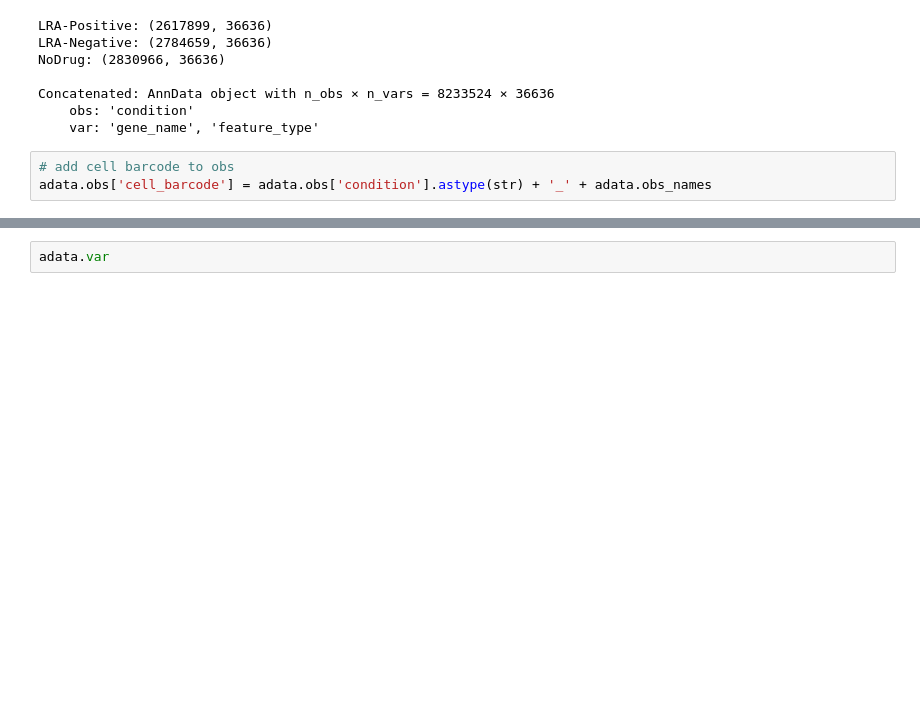
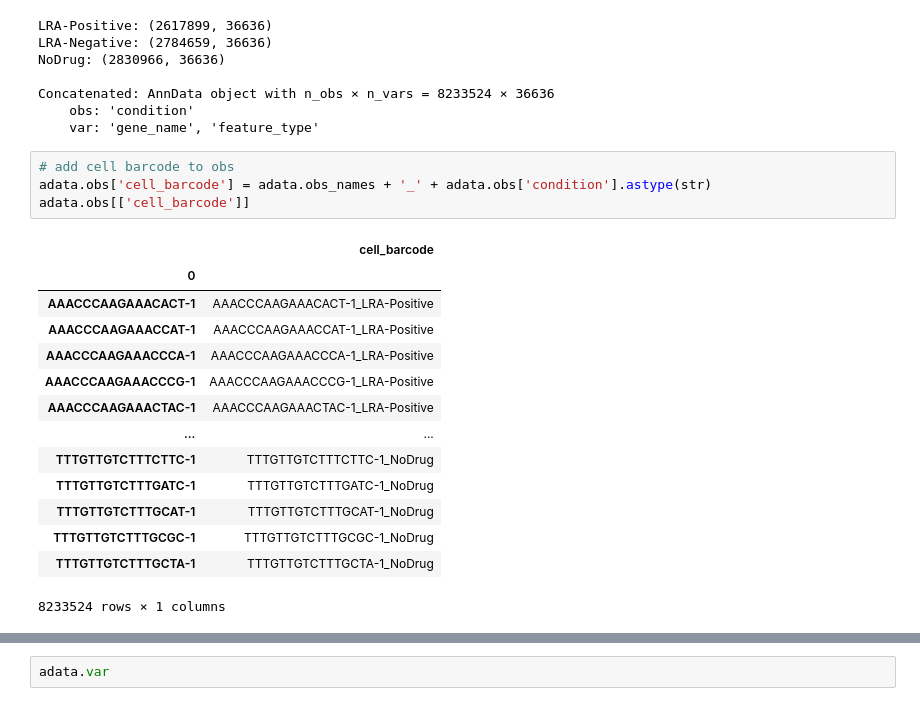
Before and after one commit to EMBL-EBI-ABC/PerturbationCatalogue, a Jupyter notebook: data_exploration/Perturbseq/curation_notebooks/song_2025_jurkat_hiv.ipynb, the cells around one changed output, grey strips where cells are left out. Saved outputs shown, nothing was run; the diff lists cells and outputs as text; blank space fills up the shorter version.

```diff
--- a/data_exploration/Perturbseq/curation_notebooks/song_2025_jurkat_hiv.ipynb
+++ b/data_exploration/Perturbseq/curation_notebooks/song_2025_jurkat_hiv.ipynb
@@ -89,4 +92,20 @@ Concatenated: AnnData object with n_obs × n_vars = 8233524 × 36636
     var: 'gene_name', 'feature_type'
 # %%
 # add cell barcode to obs
-adata.obs['cell_barcode'] = adata.obs['condition'].astype(str) + '_' + adata.obs_names
+adata.obs['cell_barcode'] = adata.obs_names + '_' + adata.obs['condition'].astype(str)
+adata.obs[['cell_barcode']]
+# %% [output]
+|  | cell_barcode |
+| 0 |  |
+| AAACCCAAGAAACACT-1 | AAACCCAAGAAACACT-1_LRA-Positive |
+| AAACCCAAGAAACCAT-1 | AAACCCAAGAAACCAT-1_LRA-Positive |
+| AAACCCAAGAAACCCA-1 | AAACCCAAGAAACCCA-1_LRA-Positive |
+| AAACCCAAGAAACCCG-1 | AAACCCAAGAAACCCG-1_LRA-Positive |
+| AAACCCAAGAAACTAC-1 | AAACCCAAGAAACTAC-1_LRA-Positive |
+| ... | ... |
+| TTTGTTGTCTTTCTTC-1 | TTTGTTGTCTTTCTTC-1_NoDrug |
+| TTTGTTGTCTTTGATC-1 | TTTGTTGTCTTTGATC-1_NoDrug |
+| TTTGTTGTCTTTGCAT-1 | TTTGTTGTCTTTGCAT-1_NoDrug |
+| TTTGTTGTCTTTGCGC-1 | TTTGTTGTCTTTGCGC-1_NoDrug |
+| TTTGTTGTCTTTGCTA-1 | TTTGTTGTCTTTGCTA-1_NoDrug |
+8233524 rows × 1 columns
```
Also changed, not shown: parts of 13 cells of this notebook.
